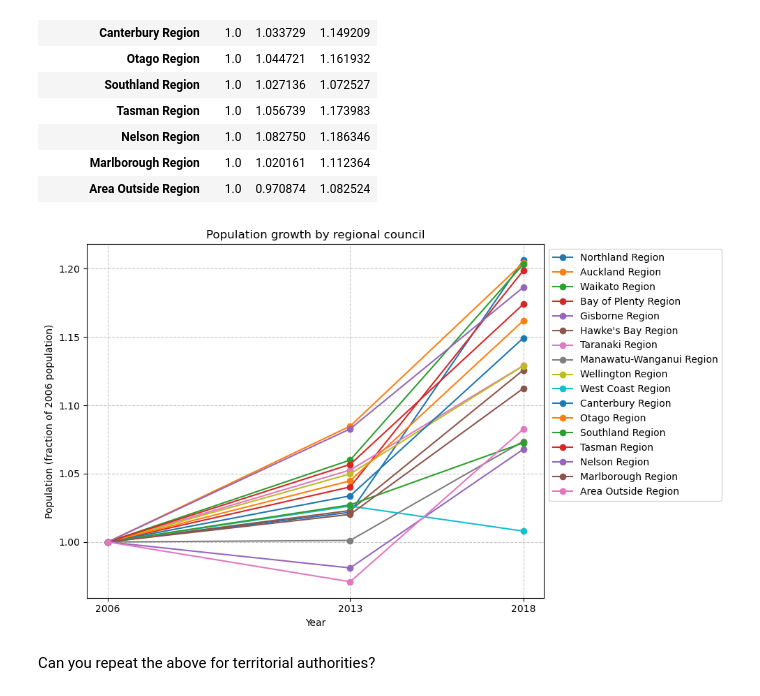
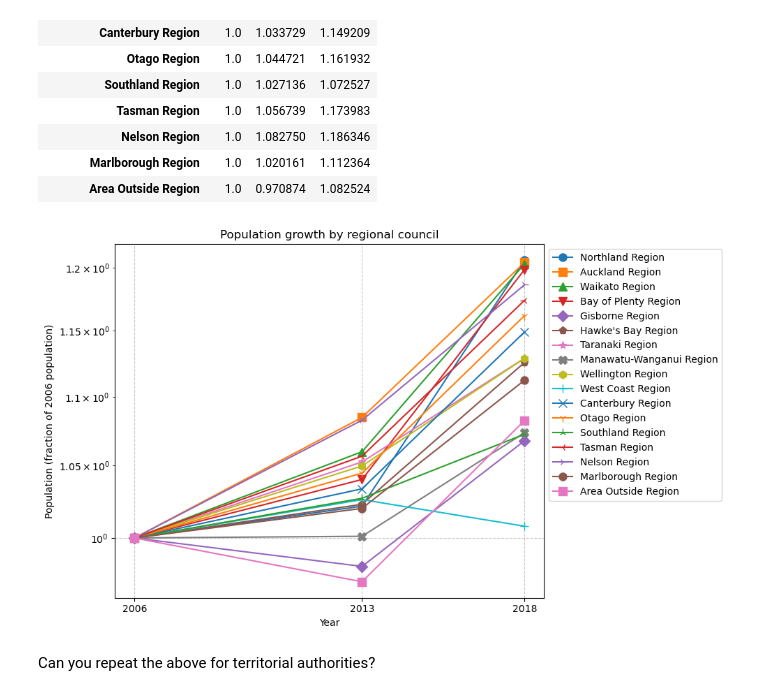
Before and after one commit to hlm628/hackanoho-2025, a Jupyter notebook: hackanoho-2025.ipynb, the cells around one changed output. Saved outputs shown, nothing was run; the diff lists cells and outputs as text; code cells hidden in the pictures.

Commit message:
upgrade graph with distinguishing symbols and log scale on y axis

```diff
--- a/hackanoho-2025.ipynb
+++ b/hackanoho-2025.ipynb
@@ -447,25 +447,31 @@ RC_pop_df
 | Marlborough Region | 1.0 | 1.020161 | 1.112364 |
 | Area Outside Region | 1.0 | 0.970874 | 1.082524 |
 # %%
-# plot each row as a time series
+# plot each row as a time series with different marker shapes
 plt.figure(figsize=(10, 6))
 
 # get the years as integers for proper spacing
 years = [int(col) for col in RC_pop_df.columns]
 
-for i, row in RC_pop_df.iterrows():
-    plt.plot(years, row.values, 'o-', label=i)
+# list of marker shapes we can use
+markers = ['o', 's', '^', 'v', 'D', 'p', '*', 'X', 'h', '+', 'x', '1', '2', '3', '4']
+
+# plot each region with a different marker shape
+for i, (region, row) in enumerate(RC_pop_df.iterrows()):
+    marker = markers[i % len(markers)]  # cycle through markers if we have more regions than markers
+    plt.plot(years, row.values, marker=marker, linestyle='-', label=region, markersize=8)
 
 plt.legend(loc='upper left', bbox_to_anchor=(1, 1))
 plt.title('Population growth by regional council')
 plt.ylabel('Population (fraction of 2006 population)')
 plt.xlabel('Year')
 plt.xticks(years)
 plt.grid(True, linestyle='--', alpha=0.7)
+plt.yscale('log')  # Set y-axis to logarithmic scale
 plt.tight_layout()
 plt.show()
 # %% [output]
-[figure, old version]
+[figure, new version]
 # %% [markdown]
 Can you repeat the above for territorial authorities?
 # %%
```
